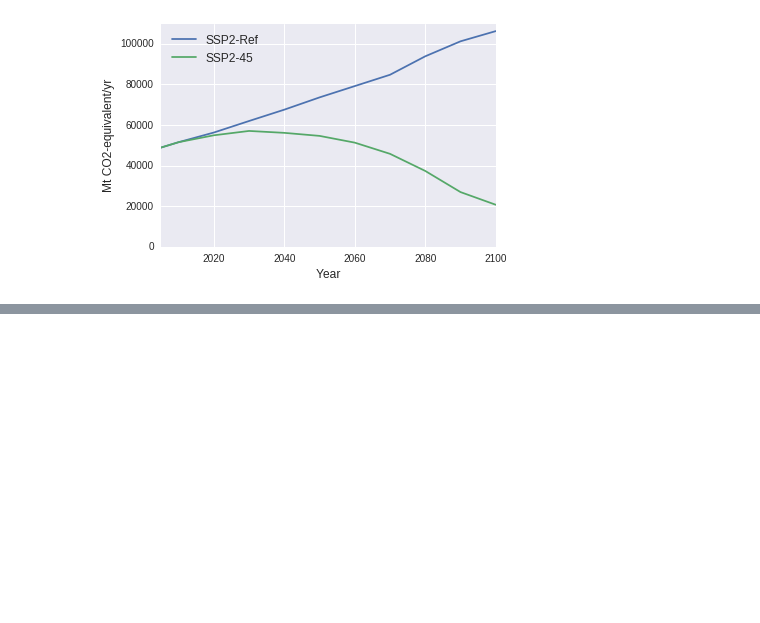
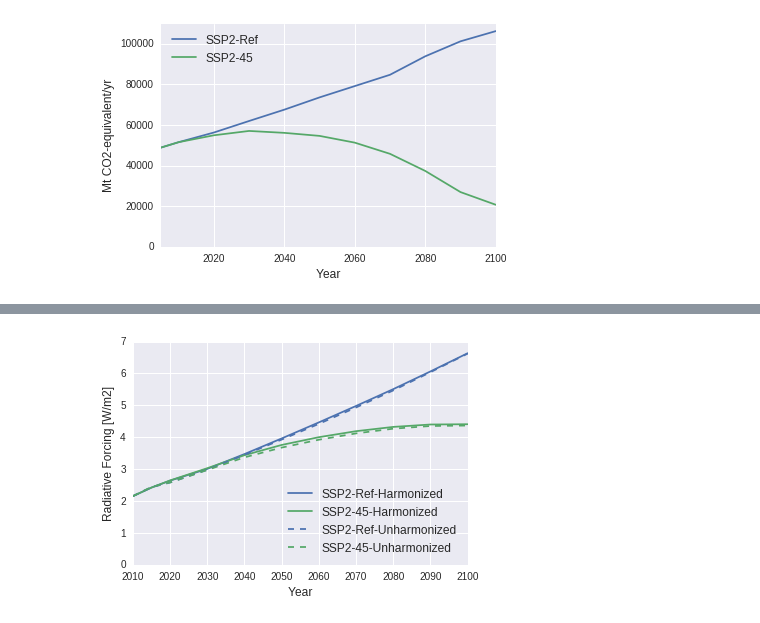
Before and after one commit to gidden/harmonization-methods-paper, a Jupyter notebook: analysis/kyoto_forcing_etc.ipynb, the cells around one changed output, grey strips where cells are left out. Cells and saved outputs as stored; diff of their text form; code cells hidden in the pictures; blank space fills up the shorter version.

```diff
--- a/analysis/kyoto_forcing_etc.ipynb
+++ b/analysis/kyoto_forcing_etc.ipynb
@@ -42,0 +43,16 @@ plt.savefig('../figs/results_forcing.pdf')
+# %%
+# option 2
+colors = plt.rcParams['axes.prop_cycle'].by_key()['color'][:2]
+fig, ax1 = plt.subplots()
+harm.plot(ax=ax1, color=colors)
+unharm.plot(ax=ax1, color=colors, style='--')
+ax1.set_ylim([0, None])
+#ax2.grid(False)
+
+ax1.set_ylabel('Radiative Forcing [W/m2]', fontsize='large')
+ax1.set_xlabel('Year', fontsize='large')
+ax1.legend(fontsize='large', loc='best')
+
+plt.savefig('../figs/results_forcing.pdf')
+# %% [output]
+[figure, added]
```
Also changed, not shown: parts of 1 cell of this notebook, 10 other files.
